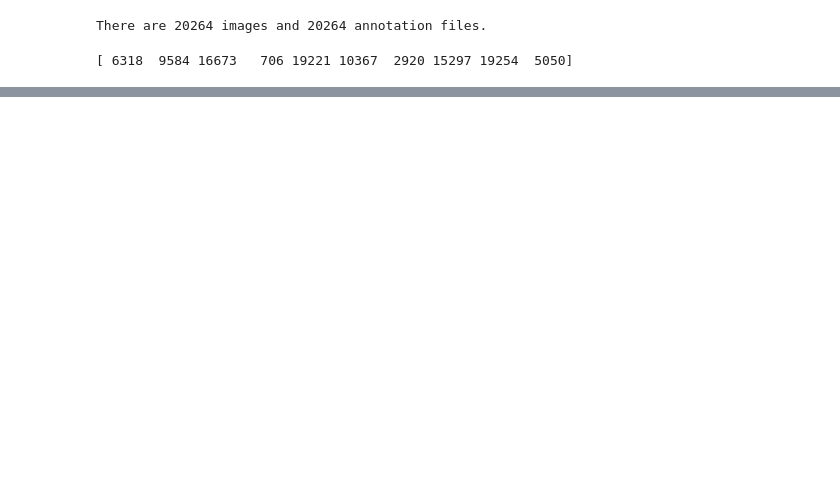
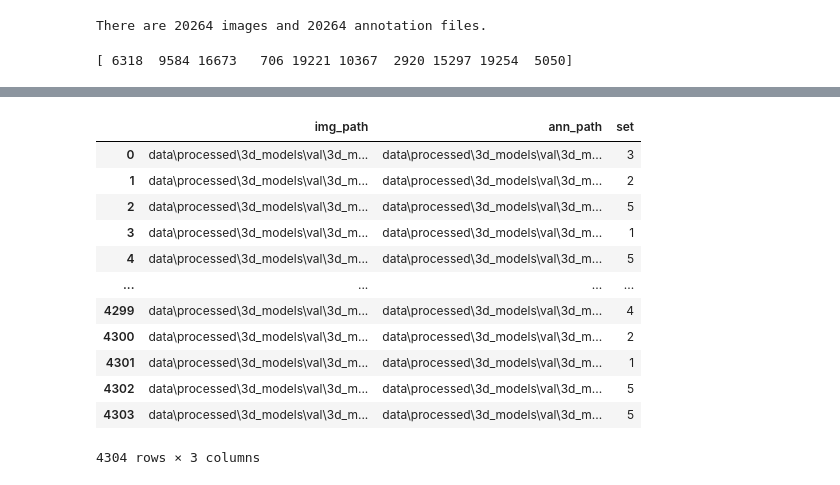
Before and after one commit to amswanson333/synthetic-data-for-object-detection, a Jupyter notebook: 5a_synthetic_data_gen.ipynb, the cells around one changed output, grey strips where cells are left out. Saved outputs shown, nothing was run; the diff lists cells and outputs as text; code cells hidden in the pictures; blank space fills up the shorter version.

```diff
--- a/5a_synthetic_data_gen.ipynb
+++ b/5a_synthetic_data_gen.ipynb
@@ -530,0 +614,24 @@ for idx in random_idx:
+# %%
+# Loop through the permutations and assign the splits to the dataframe
+split_id = 1
+for i in val_idx_splits:
+    for idx in i:
+        val_data_splits_df.loc[idx, "set"] = split_id
+    split_id += 1
+
+val_data_splits_df["set"] = val_data_splits_df["set"].astype(int)
+val_data_splits_df
+# %% [output]
+|  | img_path | ann_path | set |
+| 0 | data\processed\3d_models\val\3d_m... | data\processed\3d_models\val\3d_m... | 3 |
+| 1 | data\processed\3d_models\val\3d_m... | data\processed\3d_models\val\3d_m... | 2 |
+| 2 | data\processed\3d_models\val\3d_m... | data\processed\3d_models\val\3d_m... | 5 |
+| 3 | data\processed\3d_models\val\3d_m... | data\processed\3d_models\val\3d_m... | 1 |
+| 4 | data\processed\3d_models\val\3d_m... | data\processed\3d_models\val\3d_m... | 5 |
+| ... | ... | ... | ... |
+| 4299 | data\processed\3d_models\val\3d_m... | data\processed\3d_models\val\3d_m... | 4 |
+| 4300 | data\processed\3d_models\val\3d_m... | data\processed\3d_models\val\3d_m... | 2 |
+| 4301 | data\processed\3d_models\val\3d_m... | data\processed\3d_models\val\3d_m... | 1 |
+| 4302 | data\processed\3d_models\val\3d_m... | data\processed\3d_models\val\3d_m... | 5 |
+| 4303 | data\processed\3d_models\val\3d_m... | data\processed\3d_models\val\3d_m... | 5 |
+4304 rows × 3 columns
```
Also changed, not shown: parts of 12 cells of this notebook, 1 other file.
